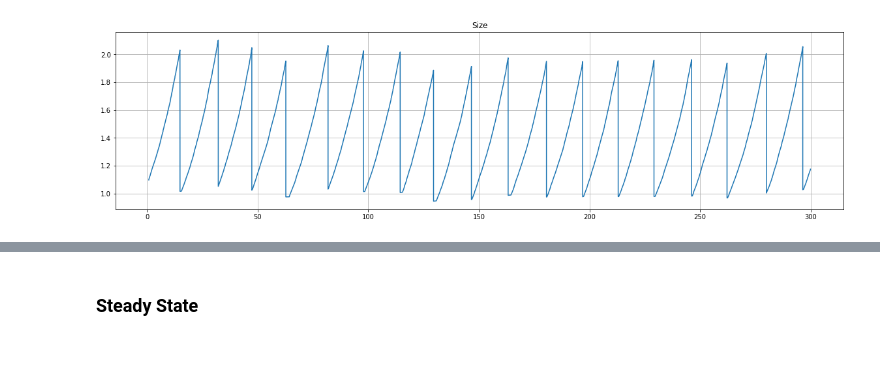
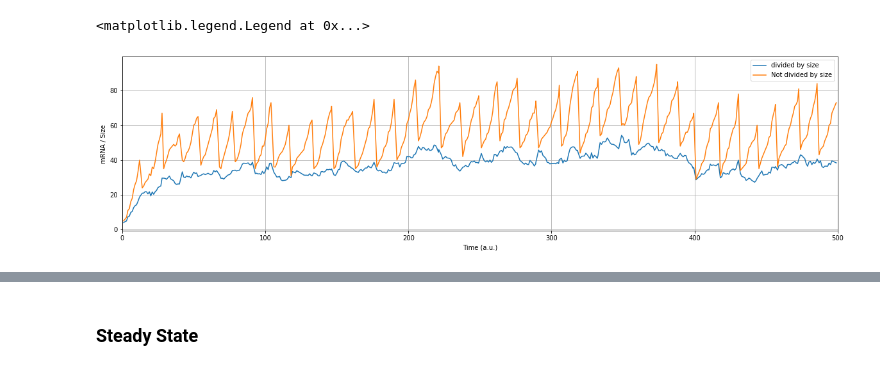
Before and after one commit to SergioPachonDotor/ToyMaker, a Jupyter notebook: Prototype/Testing.ipynb, the cells around one changed output, grey strips where cells are left out. Cells and saved outputs as stored; diff of their text form; code cells hidden in the pictures.

```diff
--- a/Prototype/Testing.ipynb
+++ b/Prototype/Testing.ipynb
@@ -22,8 +24,9 @@ reactions = {
 
 }
 
-tmax = 300
-sampling_time = 0.1
+tmax = 500
+sampling_time = 1
 cell = 1
-cells = 500
-sim = tmkr.Simulate_Division(species, reactions, tmax, sampling_time, cell, division=18.)
+cells = 3000
+sim = tmkr.Simulate_Division(species, reactions, tmax, sampling_time, cell, doubling_time=18.)
+# [print(sim[i]) for i in range(len(sim))];
@@ -36,7 +33,12 @@ plt.plot(sim[:,0],sim[:,3])
 # %%
 fig, ax = plt.subplots(figsize=(20,5))
-plt.plot(sim[:,0],sim[:, 2])
-plt.title('Size')
+plt.plot(sim[:,0],sim[:,3]/sim[:,2], label='divided by size')
+plt.plot(sim[:,0],sim[:,3], label='Not divided by size')
+plt.xlim(0, tmax)
+plt.xlabel('Time (a.u.)')
+plt.ylabel('mRNA / Size')
 plt.grid(True)
+plt.legend(loc='best')
 # %% [output]
+<matplotlib.legend.Legend at 0x...>
-[figure, old version]
+[figure, new version]
```
Also changed, not shown: parts of 8 cells of this notebook, 2 other files.
